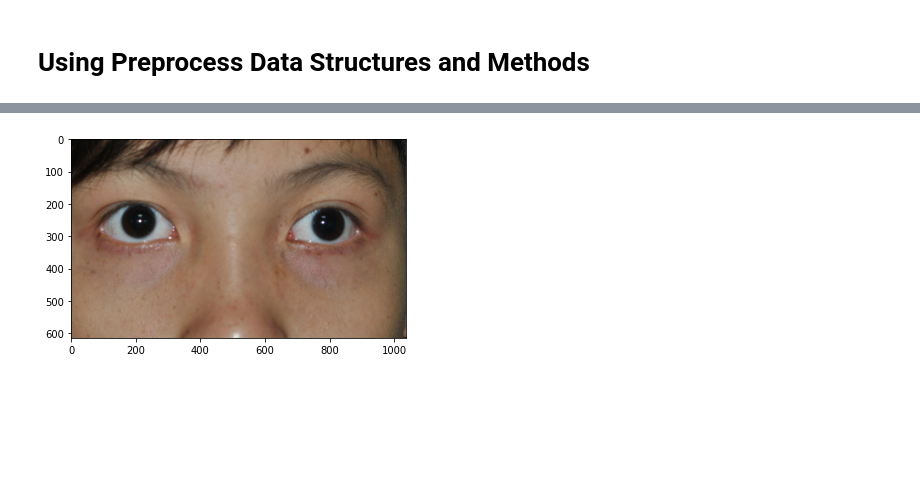
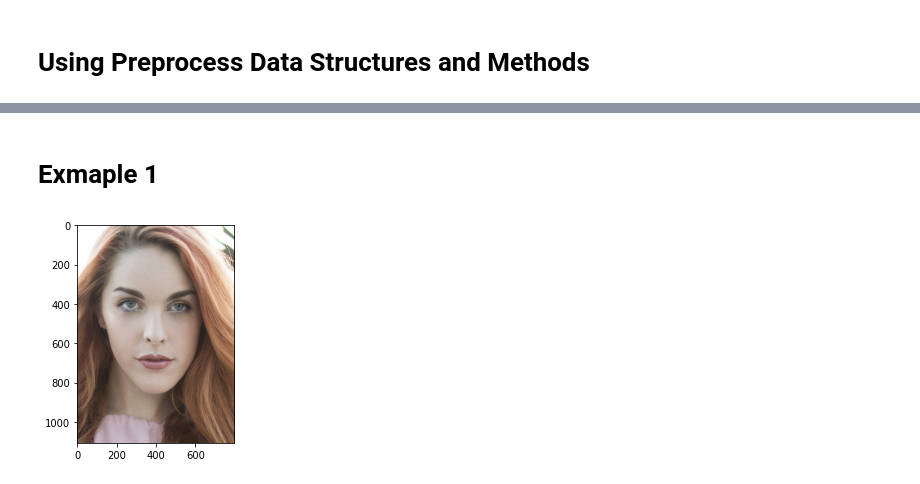
Before and after one commit to chuan2019/CNN4DetectStrabismus, a Jupyter notebook: strabismus/notebooks/Preprocess.ipynb, the cells around one changed output, grey strips where cells are left out. Saved outputs shown, nothing was run; the diff lists cells and outputs as text; code cells hidden in the pictures; blank space fills up the shorter version.

```diff
--- a/strabismus/notebooks/Preprocess.ipynb
+++ b/strabismus/notebooks/Preprocess.ipynb
@@ -22,5 +22,7 @@ from detector.preprocess import (
+# %% [markdown]
+# Exmaple 1
 # %%
-img = Image('../data/raw/patient/exo_000.png')
+img = Image('../data/raw/patient/hypo_002.jpg')
 img.show()
 # %% [output]
-[figure, old version]
+[figure, new version]
```
Also changed, not shown: parts of 17 cells of this notebook, 7 other files.
